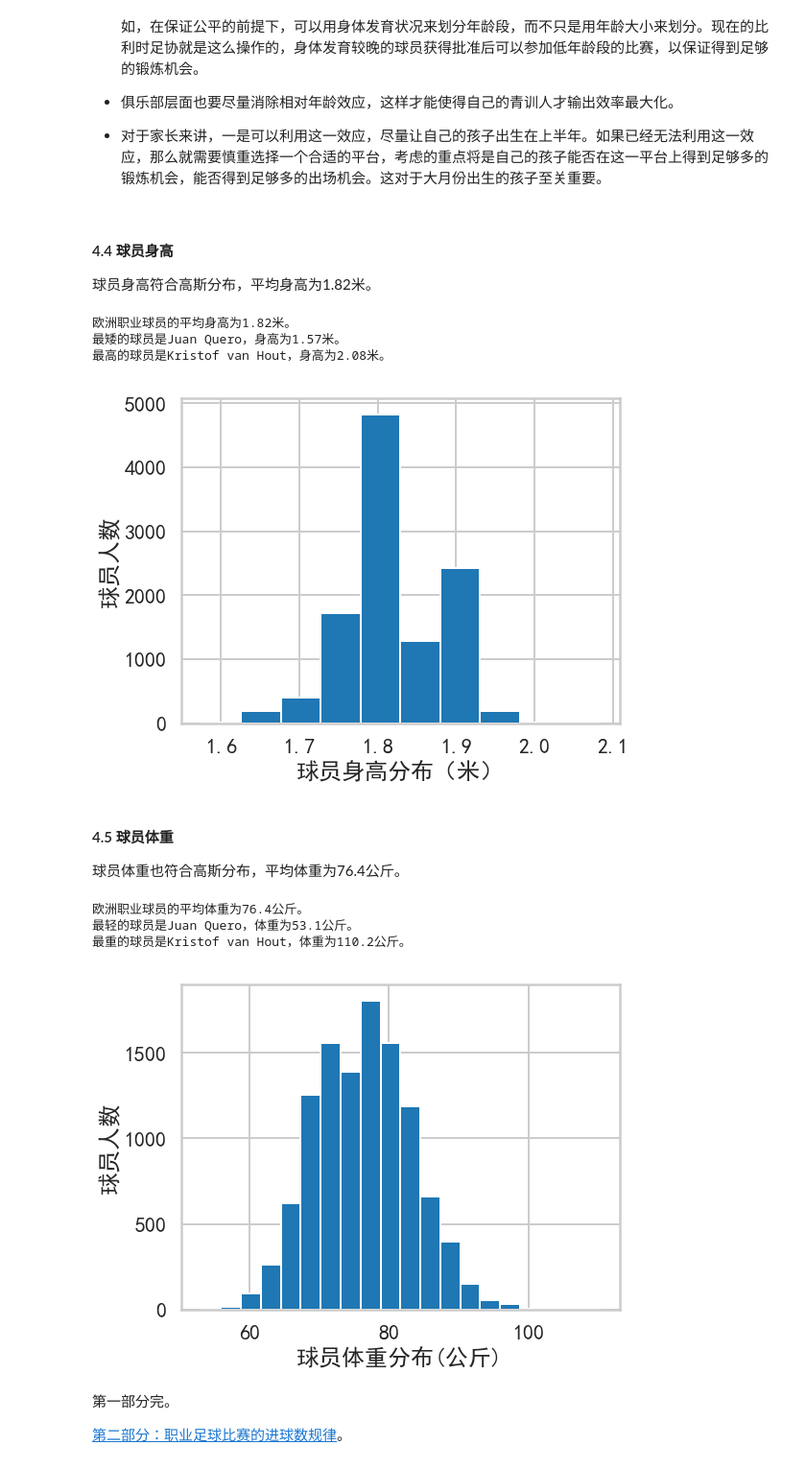
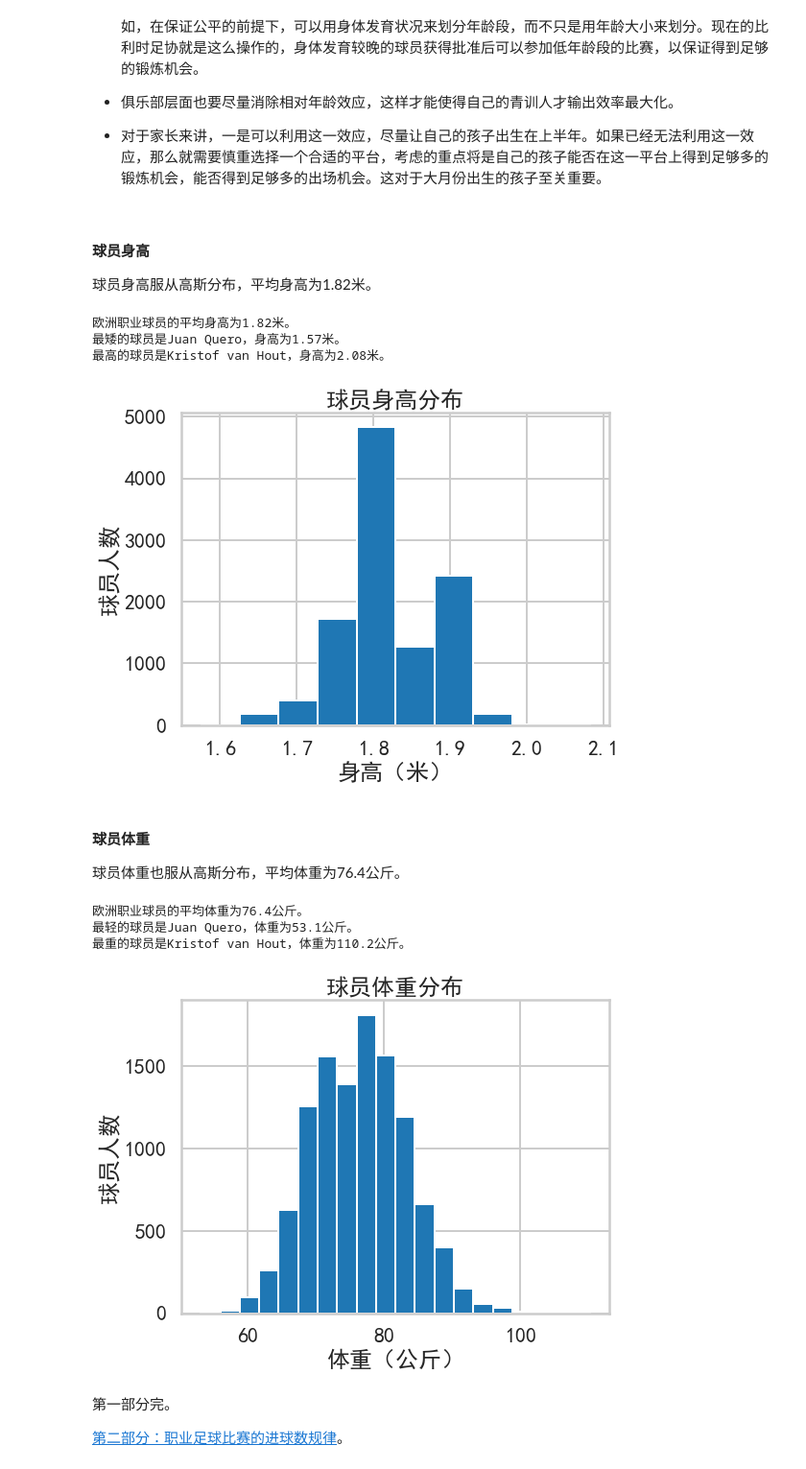
Before and after one commit to xzl524/football_data_analysis, a Jupyter notebook: projects/european_soccer_database_analysis/01_relative_age_effect_and_others_cn.ipynb, the cells around one changed output. Shown at 96% size. Saved outputs shown, nothing was run; the diff lists cells and outputs as text; code cells hidden in the pictures.

```diff
--- a/projects/european_soccer_database_analysis/01_relative_age_effect_and_others_cn.ipynb
+++ b/projects/european_soccer_database_analysis/01_relative_age_effect_and_others_cn.ipynb
@@ -39,21 +31,15 @@ print('所有需要的python模块都已导入。')
 # %% [markdown]
 根据实际情况修改数据库文件路径，然后连接数据库。
 # %%
-# 与数据库建立连接
-
 # 数据库文件名称
 db_filename = 'database.sqlite'
 
-# 根据实际情况修改以下数据库文件路径
-db_filedir = os.path.join(os.path.pardir, os.path.pardir, os.path.pardir, 'data_source', 'kaggle', db_filename)
+# 数据库文件路径
+db_filedir = os.path.join(os.path.pardir, os.path.pardir, 'data_source', 'kaggle', db_filename)
 
-try:
-    con=sqlite3.connect(db_filedir)
-    print('成功与数据库建立连接。\n')
-except Exception as e:
-    print('无法与数据库建立连接。')
+con = sqlite3.connect(db_filedir)
+cursor = con.execute("select name from sqlite_master where type='table'")
 
-cursor=con.execute("select name from sqlite_master where type='table'")
 print('在数据库中找到了以下数据表：')
 for i in cursor.fetchall():
     print('{}'.format(i[0]))
@@ -425,47 +343,46 @@ plt.tight_layout()
 
 * 对于家长来讲，一是可以利用这一效应，尽量让自己的孩子出生在上半年。如果已经无法利用这一效应，那么就需要慎重选择一个合适的平台，考虑的重点将是自己的孩子能否在这一平台上得到足够多的锻炼机会，能否得到足够多的出场机会。这对于大月份出生的孩子至关重要。
 # %% [markdown]
-#### 4.4 球员身高
-球员身高符合高斯分布，平均身高为1.82米。
+#### 球员身高
+球员身高服从高斯分布，平均身高为1.82米。
 # %%
 plt.figure(figsize=(8,6))
 plt.hist(player['height']/100, bins=10)
-plt.xlabel('球员身高分布（米）')
+plt.title('球员身高分布')
+plt.xlabel('身高（米）')
 plt.ylabel('球员人数')
 
 print('欧洲职业球员的平均身高为{:.2f}米。'.format(player['height'].mean()/100))
 print('最矮的球员是{}，身高为{:.2f}米。'.format(player[player.height==np.min(player.height)].player_name.values[0],
-                                                               np.min(player.height)/100))
+                                    np.min(player.height)/100))
 print('最高的球员是{}，身高为{:.2f}米。'.format(player[player.height==np.max(player.height)].player_name.values[0],
-                                                              np.max(player.height)/100))
-
-plt.tight_layout()
+                                    np.max(player.height)/100))
 # %% [output]
 欧洲职业球员的平均身高为1.82米。
 最矮的球员是Juan Quero，身高为1.57米。
 最高的球员是Kristof van Hout，身高为2.08米。
-[figure, old version]
+[figure, new version]
 # %% [markdown]
-#### 4.5 球员体重
+#### 球员体重
 
-球员体重也符合高斯分布，平均体重为76.4公斤。
+球员体重也服从高斯分布，平均体重为76.4公斤。
 # %%
 plt.figure(figsize=(8,6))
 plt.hist(player['weight']*0.4536, bins=20)
-plt.xlabel('球员体重分布(公斤)')
+plt.title('球员体重分布')
+plt.xlabel('体重（公斤）')
 plt.ylabel('球员人数')
 
 print('欧洲职业球员的平均体重为{:.1f}公斤。'.format(player['weight'].mean()*0.4536))
-print('最轻的球员是{}，体重为{:.1f}公斤。'.format(player[player.weight==np.min(player.weight)].player_name.values[0], np.min(player.weight)*0.4536))
-print('最重的球员是{}，体重为{:.1f}公斤。'.format(player[player.weight==np.max(player.weight)].player_name.values[0], np.max(player.weight)*0.4536))
-
-plt.tight_layout()
-#plt.savefig('weight',dpi=400)
+print('最轻的球员是{}，体重为{:.1f}公斤。'.format(player[player.weight==np.min(player.weight)].player_name.values[0],
+                                     np.min(player.weight)*0.4536))
+print('最重的球员是{}，体重为{:.1f}公斤。'.format(player[player.weight==np.max(player.weight)].player_name.values[0],
+                                     np.max(player.weight)*0.4536))
 # %% [output]
 欧洲职业球员的平均体重为76.4公斤。
 最轻的球员是Juan Quero，体重为53.1公斤。
 最重的球员是Kristof van Hout，体重为110.2公斤。
-[figure, old version]
+[figure, new version]
 # %% [markdown]
 第一部分完。
 
```
Also changed, not shown: parts of 18 cells of this notebook.
